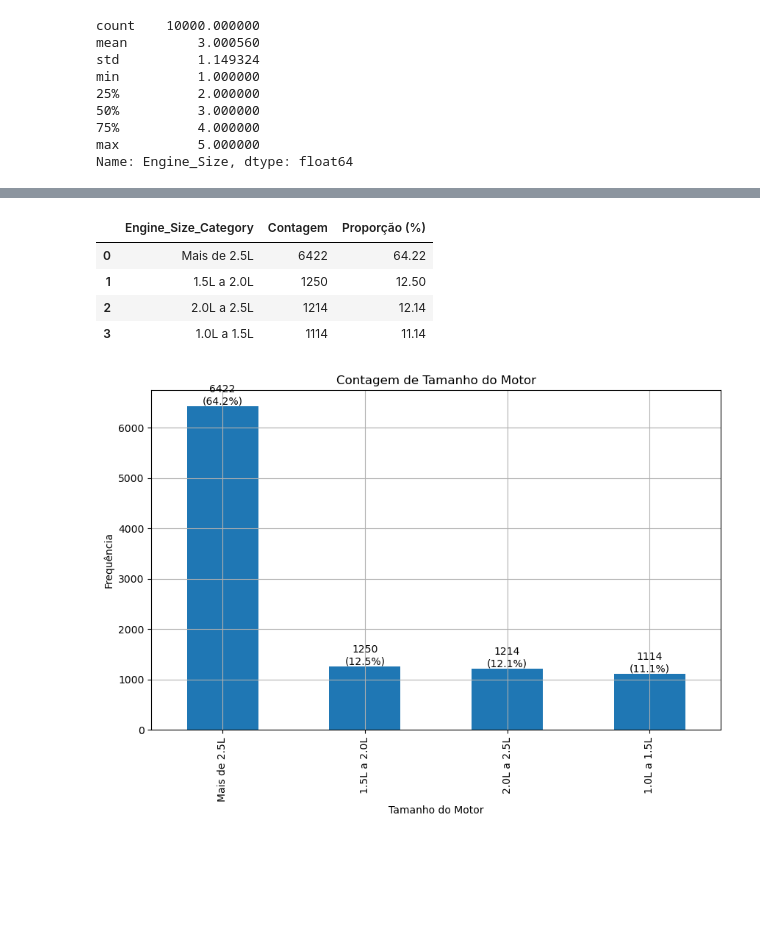
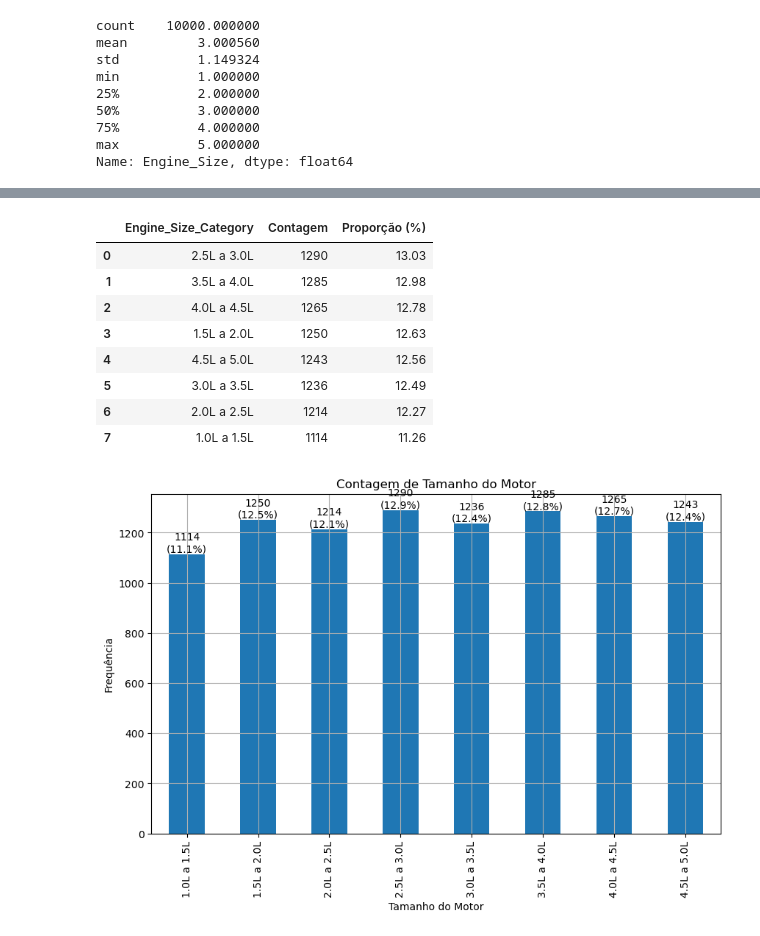
Before and after one commit to gabrielgvss/Regressao-Precos-Carros, a Jupyter notebook: notebooks/EDA.ipynb, the cells around one changed output, grey strips where cells are left out. Saved outputs shown, nothing was run; the diff lists cells and outputs as text; code cells hidden in the pictures; blank space fills up the shorter version.

```diff
--- a/notebooks/EDA.ipynb
+++ b/notebooks/EDA.ipynb
@@ -273,0 +324,21 @@ Name: count, dtype: int64
+# %%
+x = df['Engine_Size'].dropna()
+
+# Gerar os 22 intervalos manualmente
+bin_edges = np.linspace(x.min(), x.max(), num=23)  # 23 pontos = 22 intervalos
+labels = [f"{round(bin_edges[i],1)} - {round(bin_edges[i+1],1)}" for i in range(len(bin_edges)-1)]
+
+# Criar uma nova coluna com os rótulos dos bins
+df['Engine_Bin'] = pd.cut(x, bins=bin_edges, labels=labels, include_lowest=True)
+
+# Ver quantos dados caíram em cada intervalo
+frequencias = df['Engine_Bin'].value_counts().sort_index()
+
+# Plotar histograma com rótulos personalizados
+frequencias.plot(kind='bar', figsize=(12, 5))
+plt.xticks(rotation=45)
+plt.xlabel('Faixa de Engine Size (L)')
+plt.ylabel('Frequência')
+plt.title('Histograma de Engine Size (22 Bins - Freedman–Diaconis)')
+plt.tight_layout()
+plt.show()
@@ -282,37 +355,49 @@ def categorize_engine_size(size):
         return '1.5L a 2.0L'
     elif 2.0 <= size < 2.5:
         return '2.0L a 2.5L'
-    else:
-        return 'Mais de 2.5L'
+    elif 2.5 <= size < 3.0:
+        return '2.5L a 3.0L'
+    elif 3.0 <= size < 3.5:
+        return '3.0L a 3.5L'
+    elif 3.5 <= size < 4.0:
+        return '3.5L a 4.0L'
+    elif 4.0 <= size < 4.5:
+        return '4.0L a 4.5L'
+    elif 4.5 <= size < 5.0:
+        return '4.5L a 5.0L'
 
 df_agrupamento = df.copy()
 df_agrupamento['Engine_Size_Category'] = df_agrupamento['Engine_Size'].apply(categorize_engine_size)
 estatistica_qualitativa(df_agrupamento, 'Engine_Size_Category')
 # %% [output]
 |  | Engine_Size_Category | Contagem | Proporção (%) |
-| 0 | Mais de 2.5L | 6422 | 64.22 |
-| 1 | 1.5L a 2.0L | 1250 | 12.50 |
-| 2 | 2.0L a 2.5L | 1214 | 12.14 |
-| 3 | 1.0L a 1.5L | 1114 | 11.14 |
+| 0 | 2.5L a 3.0L | 1290 | 13.03 |
+| 1 | 3.5L a 4.0L | 1285 | 12.98 |
+| 2 | 4.0L a 4.5L | 1265 | 12.78 |
+| 3 | 1.5L a 2.0L | 1250 | 12.63 |
+| 4 | 4.5L a 5.0L | 1243 | 12.56 |
+| 5 | 3.0L a 3.5L | 1236 | 12.49 |
+| 6 | 2.0L a 2.5L | 1214 | 12.27 |
+| 7 | 1.0L a 1.5L | 1114 | 11.26 |
 # %%
 # Plotar gráfico de barras para categorias de tamanho do motor com números e porcentagem
-ax = df_agrupamento['Engine_Size_Category'].value_counts().plot(
+ax = df_agrupamento['Engine_Size_Category'].value_counts().sort_index().plot(
     kind='bar', figsize=(10, 6)
 )
 plt.title('Contagem de Tamanho do Motor')
 plt.xlabel('Tamanho do Motor')
 plt.ylabel('Frequência')
 plt.grid()
 
 # Adiciona os valores absolutos e percentuais acima das barras
 total = len(df_agrupamento)
 for p in ax.patches:
     valor = int(p.get_height())
     percentual = valor / total * 100
     ax.annotate(f'{valor}\n({percentual:.1f}%)',
                 (p.get_x() + p.get_width() / 2, p.get_height()),
                 ha='center', va='bottom', fontsize=10)
 
 plt.show()
 # %% [output]
-[figure, old version]
+[figure, new version]
```
Also changed, not shown: parts of 42 cells of this notebook, 1 other file.
